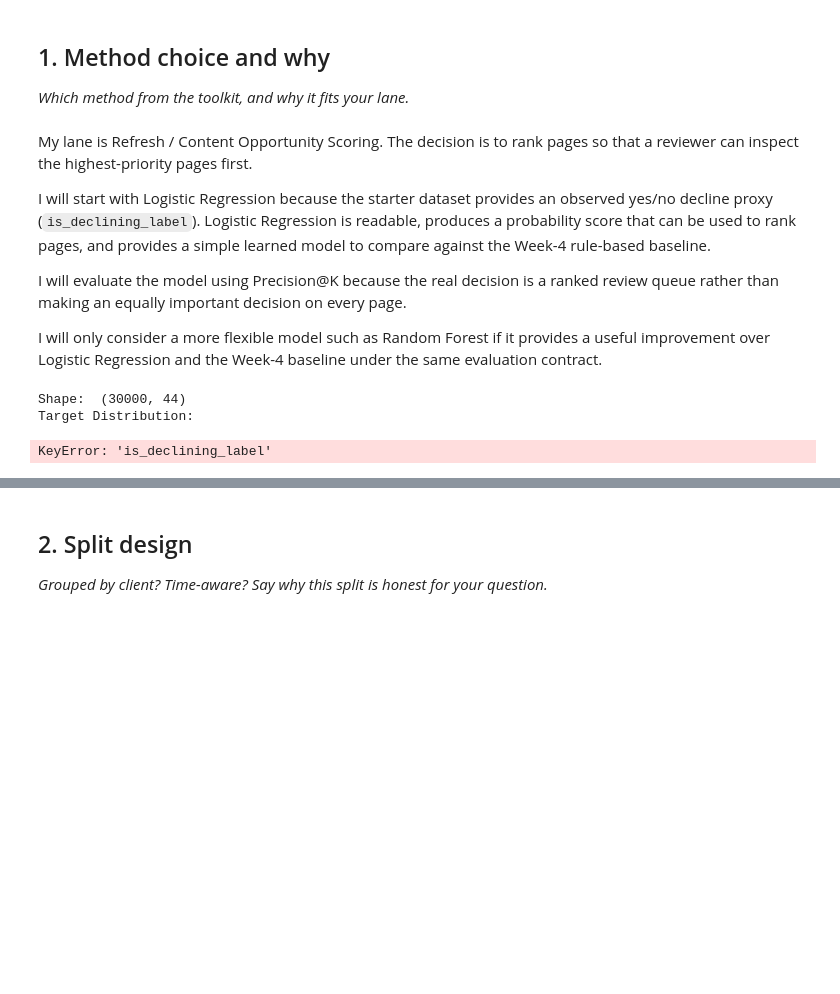
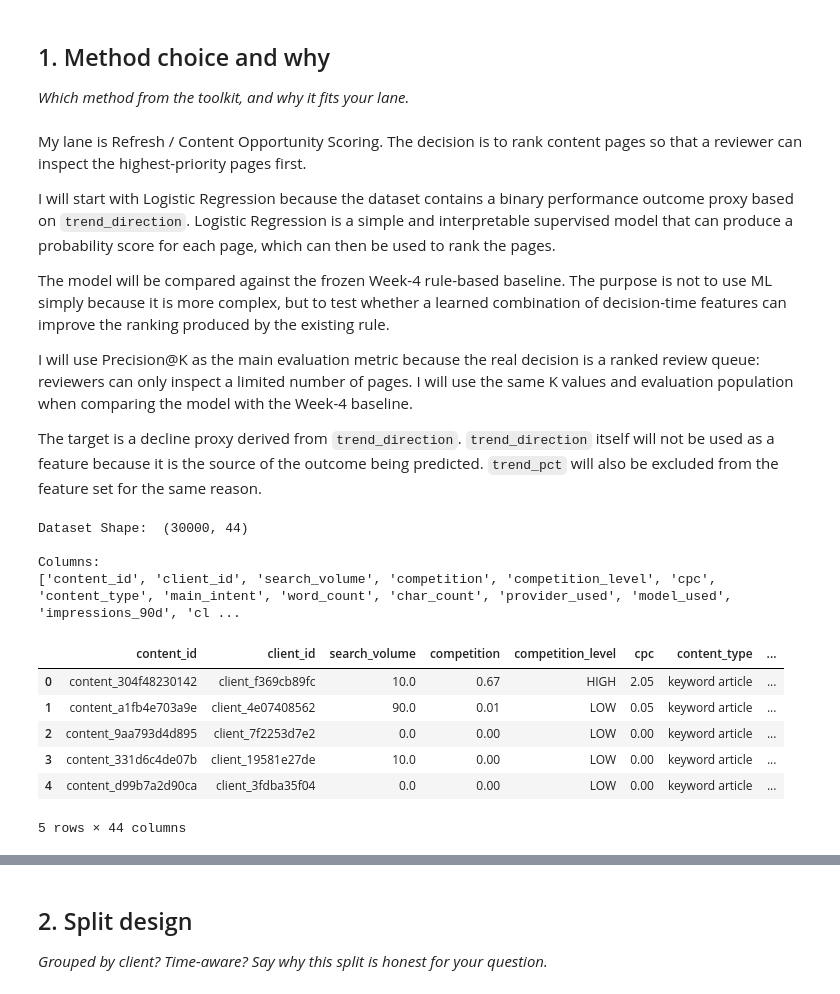
Before and after one commit to Om-codex/flyrank-ml-internship, a Jupyter notebook: work/notebooks/w05_model.ipynb, the cells around one changed output, grey strips where cells are left out. Saved outputs shown, nothing was run; the diff lists cells and outputs as text; code cells hidden in the pictures; blank space fills up the shorter version.

```diff
--- a/work/notebooks/w05_model.ipynb
+++ b/work/notebooks/w05_model.ipynb
@@ -9,27 +9,39 @@ This skeleton is yours to fill. Work the sections **in order** — each one has
 
 *Which method from the toolkit, and why it fits your lane.*
 # %% [markdown]
-My lane is Refresh / Content Opportunity Scoring. The decision is to rank pages so that a reviewer can inspect the highest-priority pages first.
+My lane is Refresh / Content Opportunity Scoring. The decision is to rank content pages so that a reviewer can inspect the highest-priority pages first.
 
-I will start with Logistic Regression because the starter dataset provides an observed yes/no decline proxy (`is_declining_label`). Logistic Regression is readable, produces a probability score that can be used to rank pages, and provides a simple learned model to compare against the Week-4 rule-based baseline.
+I will start with Logistic Regression because the dataset contains a binary performance outcome proxy based on `trend_direction`. Logistic Regression is a simple and interpretable supervised model that can produce a probability score for each page, which can then be used to rank the pages.
 
-I will evaluate the model using Precision@K because the real decision is a ranked review queue rather than making an equally important decision on every page.
+The model will be compared against the frozen Week-4 rule-based baseline. The purpose is not to use ML simply because it is more complex, but to test whether a learned combination of decision-time features can improve the ranking produced by the existing rule.
 
-I will only consider a more flexible model such as Random Forest if it provides a useful improvement over Logistic Regression and the Week-4 baseline under the same evaluation contract.
+I will use Precision@K as the main evaluation metric because the real decision is a ranked review queue: reviewers can only inspect a limited number of pages. I will use the same K values and evaluation population when comparing the model with the Week-4 baseline.
+
+The target is a decline proxy derived from `trend_direction`. `trend_direction` itself will not be used as a feature because it is the source of the outcome being predicted. `trend_pct` will also be excluded from the feature set for the same reason.
 # %%
 import pandas as pd
 import numpy as np
 
 SEED = 42
 
 DATA_PATH = "C:/flyrank-ml-internship/data/raw/content_refresh_anonymized.csv"
 
 df = pd.read_csv(DATA_PATH)
 
-print("Shape: ",df.shape)
-print("Target Distribution: ")
-print(df['is_declining_label'].value_counts(dropna=False))
+
+print("Dataset Shape: ",df.shape)
+print("\nColumns:")
+print(df.columns.tolist())
+df.head()
 # %% [output]
-Shape:  (30000, 44)
-Target Distribution:
+Dataset Shape:  (30000, 44)
+
+Columns:
+['content_id', 'client_id', 'search_volume', 'competition', 'competition_level', 'cpc', 'content_type', 'main_intent', 'word_count', 'char_count', 'provider_used', 'model_used', 'impressions_90d', 'cl ...
+|  | content_id | client_id | search_volume | competition | competition_level | cpc | content_type | ... |
+| 0 | content_304f48230142 | client_f369cb89fc | 10.0 | 0.67 | HIGH | 2.05 | keyword article | ... |
+| 1 | content_a1fb4e703a9e | client_4e07408562 | 90.0 | 0.01 | LOW | 0.05 | keyword article | ... |
+| 2 | content_9aa793d4d895 | client_7f2253d7e2 | 0.0 | 0.00 | LOW | 0.00 | keyword article | ... |
+| 3 | content_331d6c4de07b | client_19581e27de | 10.0 | 0.00 | LOW | 0.00 | keyword article | ... |
+| 4 | content_d99b7a2d90ca | client_3fdba35f04 | 0.0 | 0.00 | LOW | 0.00 | keyword article | ... |
-KeyError: 'is_declining_label'
+5 rows × 44 columns
```
Also changed, not shown: parts of 43 cells of this notebook.
